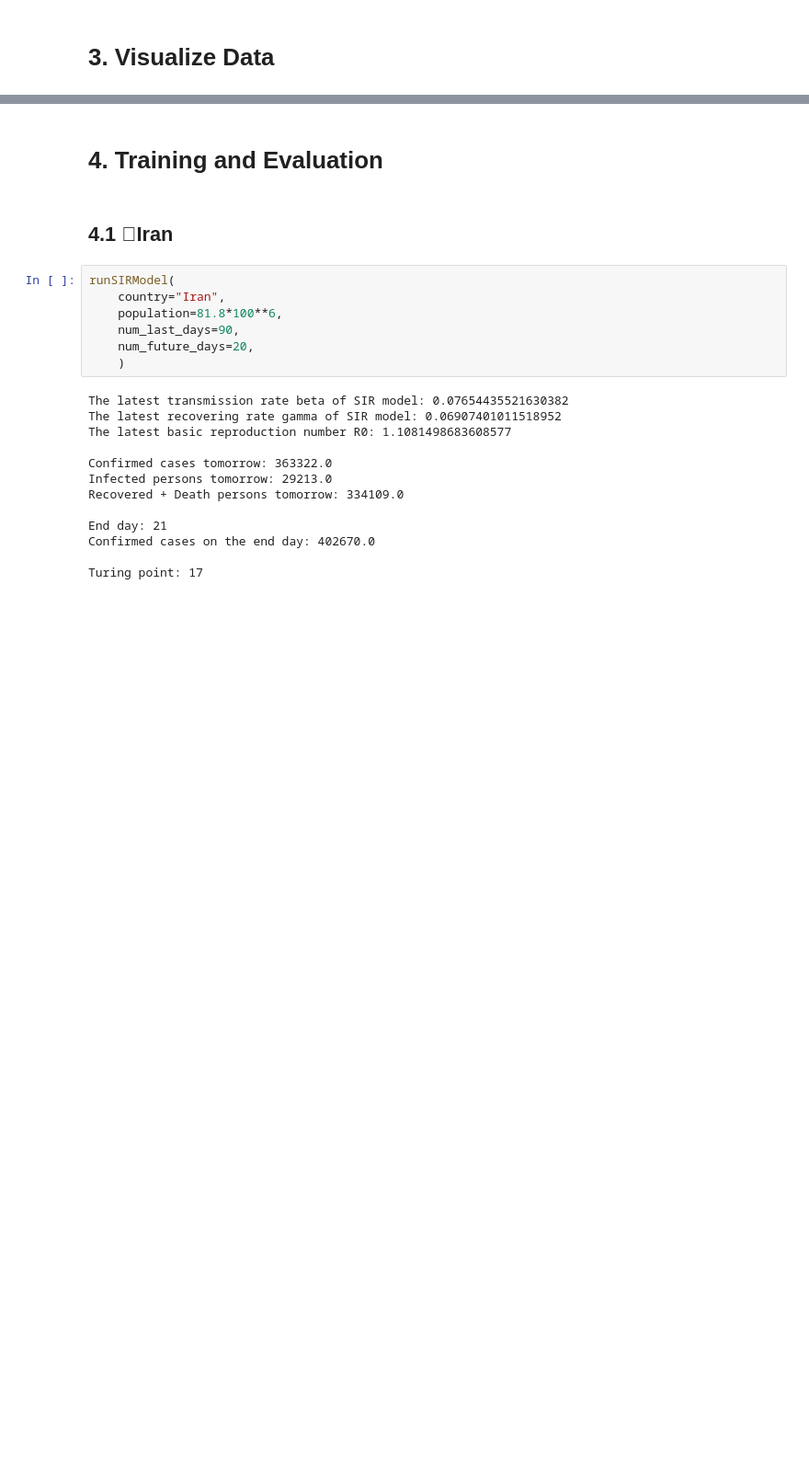
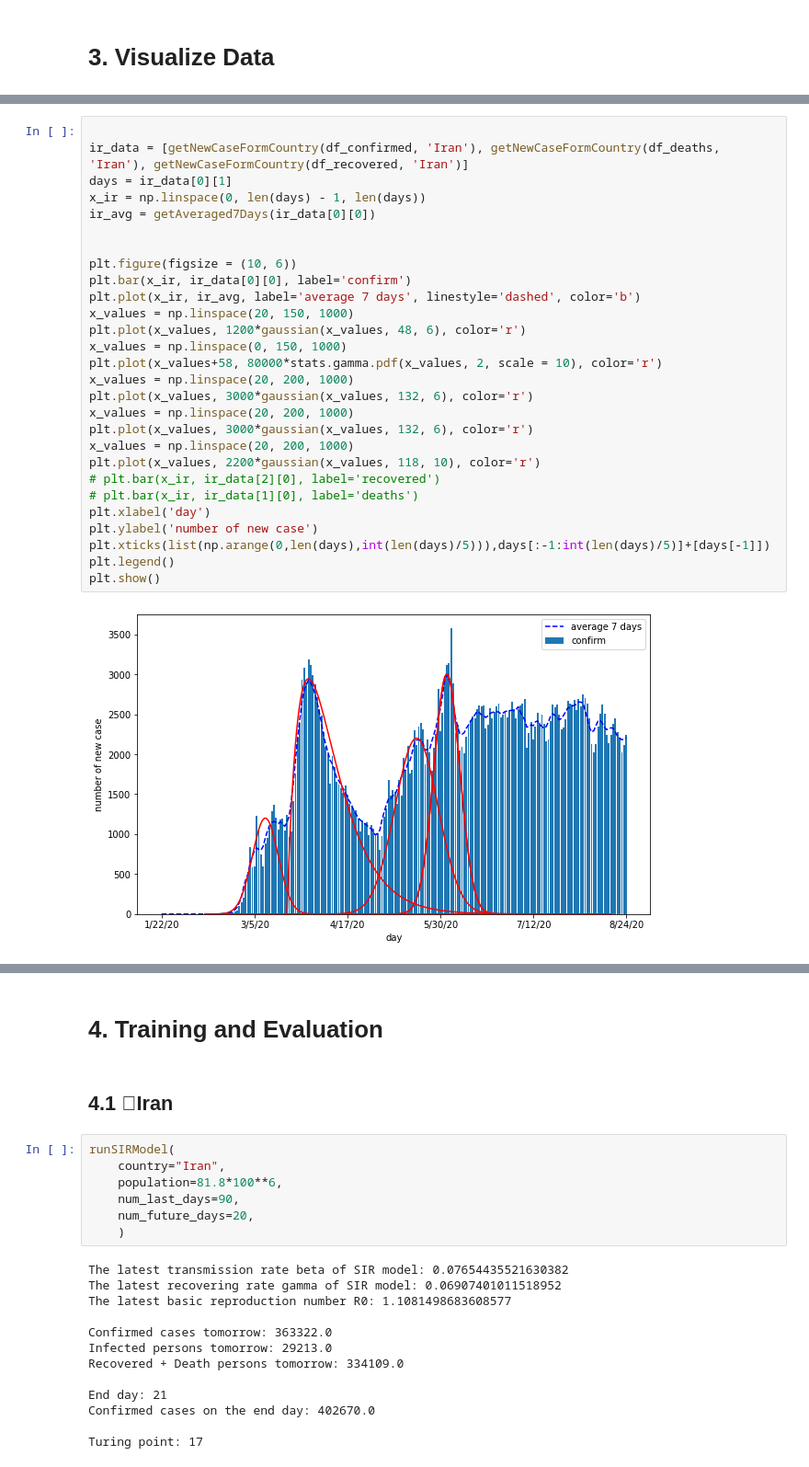
Before and after one commit to liamhieuvu/covid-prediction, a Jupyter notebook: time_dependent_sir_model.ipynb, the cells around one changed output, grey strips where cells are left out. Shown: that part at 92% size. Drawn from its saved outputs; the diff is of its cells as text; blank space fills up the shorter version.

```diff
--- a/time-dependent-sir-model.ipynb
+++ b/time_dependent_sir_model.ipynb
@@ -388,0 +409,30 @@ plt.show()
+# %%
+
+ir_data = [getNewCaseFormCountry(df_confirmed, 'Iran'), getNewCaseFormCountry(df_deaths, 'Iran'), getNewCaseFormCountry(df_recovered, 'Iran')]
+days = ir_data[0][1]
+x_ir = np.linspace(0, len(days) - 1, len(days))
+ir_avg = getAveraged7Days(ir_data[0][0])
+
+
+plt.figure(figsize = (10, 6))
+plt.bar(x_ir, ir_data[0][0], label='confirm')
+plt.plot(x_ir, ir_avg, label='average 7 days', linestyle='dashed', color='b')
+x_values = np.linspace(20, 150, 1000)
+plt.plot(x_values, 1200*gaussian(x_values, 48, 6), color='r')
+x_values = np.linspace(0, 150, 1000)
+plt.plot(x_values+58, 80000*stats.gamma.pdf(x_values, 2, scale = 10), color='r')
+x_values = np.linspace(20, 200, 1000)
+plt.plot(x_values, 3000*gaussian(x_values, 132, 6), color='r')
+x_values = np.linspace(20, 200, 1000)
+plt.plot(x_values, 3000*gaussian(x_values, 132, 6), color='r')
+x_values = np.linspace(20, 200, 1000)
+plt.plot(x_values, 2200*gaussian(x_values, 118, 10), color='r')
+# plt.bar(x_ir, ir_data[2][0], label='recovered')
+# plt.bar(x_ir, ir_data[1][0], label='deaths')
+plt.xlabel('day')
+plt.ylabel('number of new case')
+plt.xticks(list(np.arange(0,len(days),int(len(days)/5))),days[:-1:int(len(days)/5)]+[days[-1]])
+plt.legend()
+plt.show()
+# %% [output]
+[figure, added]
```
Also changed, not shown: parts of 13 cells of this notebook.
